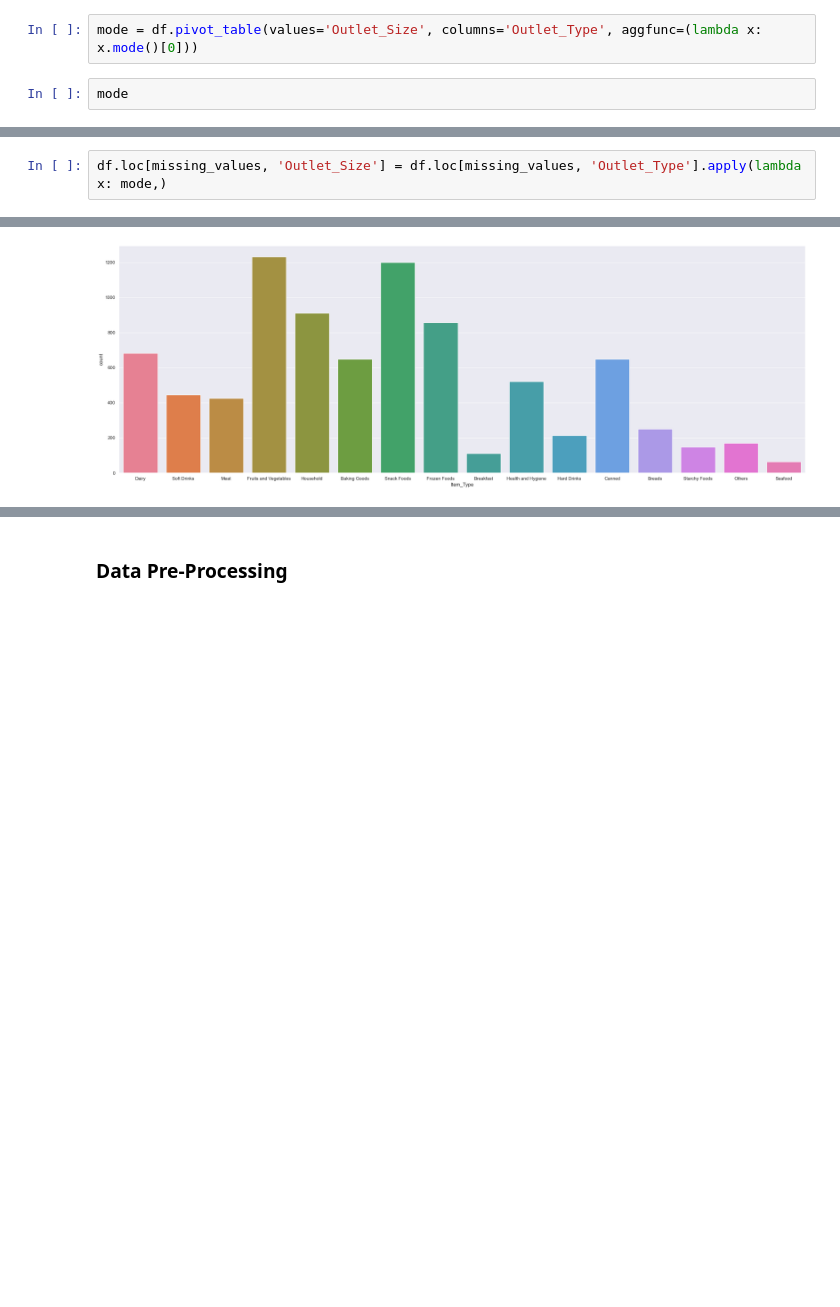
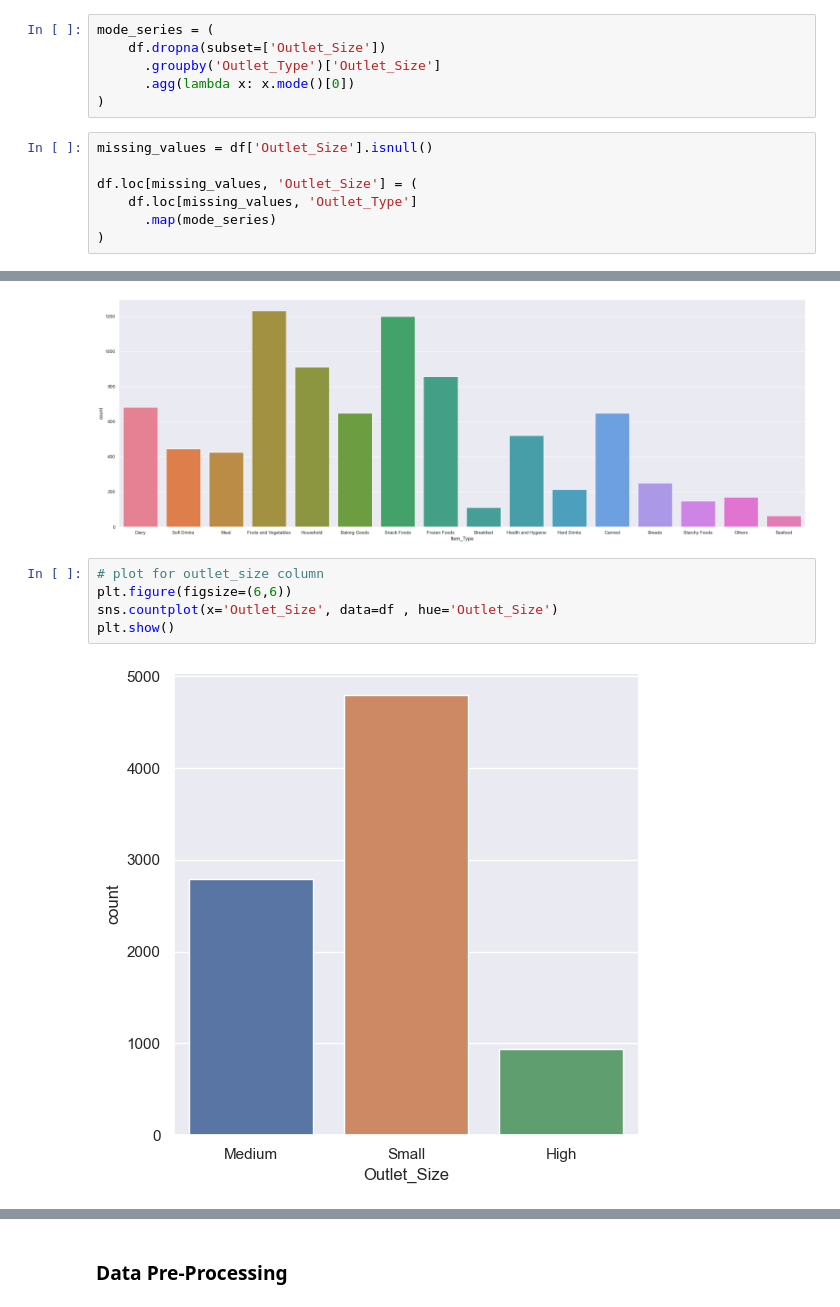
Before and after one commit to harshbhatt15/Machine-Learning, a Jupyter notebook: ADVANCED ALGORITHMS/Ensemble_method/Boosting/Gradient_Approach/XGboost/Sales_prediction.ipynb, the cells around one changed output, grey strips where cells are left out. Drawn from its saved outputs; the diff is of its cells as text; blank space fills up the shorter version.

```diff
--- a/ADVANCED ALGORITHMS/Ensemble_method/Boosting/Gradient_Approach/XGboost/Sales_prediction.ipynb
+++ b/ADVANCED ALGORITHMS/Ensemble_method/Boosting/Gradient_Approach/XGboost/Sales_prediction.ipynb
@@ -137,4 +146,13 @@ Replacing The Missing Values In 'outlet_size' with `MODE`
 # %%
-mode = df.pivot_table(values='Outlet_Size', columns='Outlet_Type', aggfunc=(lambda x: x.mode()[0]))
+mode_series = (
+    df.dropna(subset=['Outlet_Size'])
+      .groupby('Outlet_Type')['Outlet_Size']
+      .agg(lambda x: x.mode()[0])
+)
 # %%
-mode
+missing_values = df['Outlet_Size'].isnull()
+
+df.loc[missing_values, 'Outlet_Size'] = (
+    df.loc[missing_values, 'Outlet_Type']
+      .map(mode_series)
+)
@@ -166,2 +158,0 @@ Here,
-# %%
-df.loc[missing_values, 'Outlet_Size'] = df.loc[missing_values, 'Outlet_Type'].apply(lambda x: mode,)
@@ -262,3 +257,10 @@ sns.countplot(x='Item_Type', data=df , hue='Item_Type')
 plt.show()
 # %% [output]
 [figure]
+# %%
+# plot for outlet_size column
+plt.figure(figsize=(6,6))
+sns.countplot(x='Outlet_Size', data=df , hue='Outlet_Size')
+plt.show()
+# %% [output]
+[figure, added]
```
Also changed, not shown: parts of 30 cells of this notebook.
